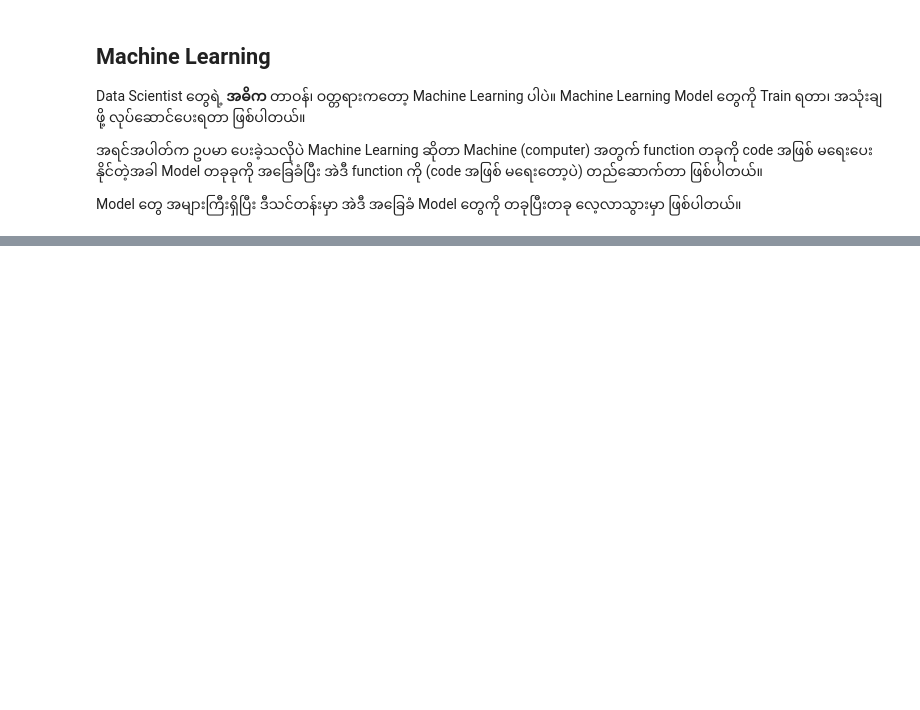
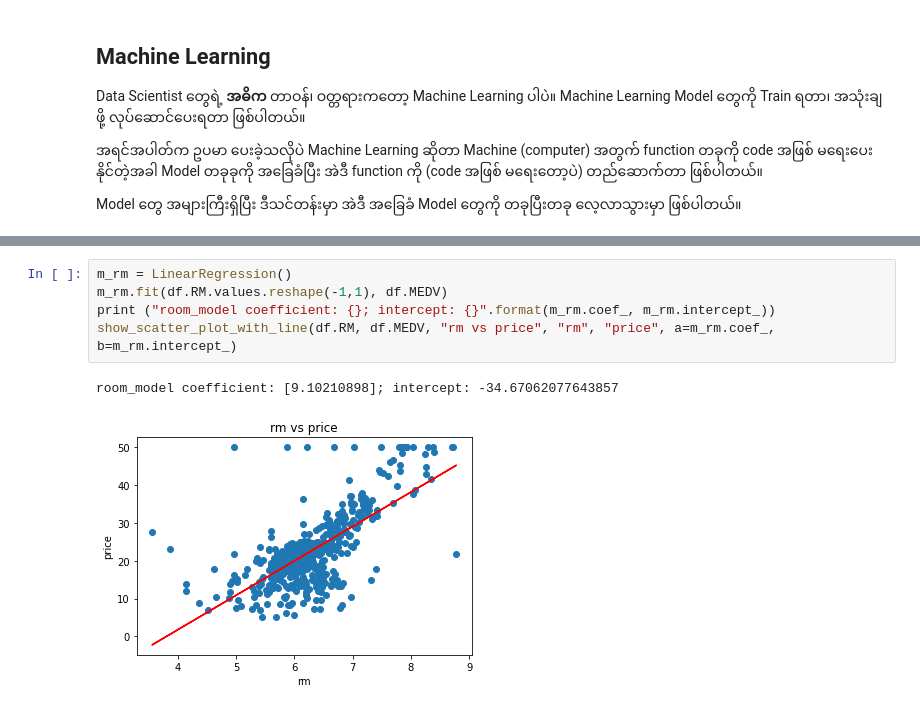
Before and after one commit to neolaw84/data_science_using_python_labs, a Jupyter notebook: week05/02_what_ds_does.ipynb, the cells around one changed output, grey strips where cells are left out. Saved outputs shown, nothing was run; the diff lists cells and outputs as text; blank space fills up the shorter version.

```diff
--- a/week05/02_what_ds_does.ipynb
+++ b/week05/02_what_ds_does.ipynb
@@ -152,0 +192,8 @@ show_scatter_plot(df.RM, df.MEDV, "rm vs price", xlabel="rm", ylabel="price")
+# %%
+m_rm = LinearRegression()
+m_rm.fit(df.RM.values.reshape(-1,1), df.MEDV)
+print ("room_model coefficient: {}; intercept: {}".format(m_rm.coef_, m_rm.intercept_))
+show_scatter_plot_with_line(df.RM, df.MEDV, "rm vs price", "rm", "price", a=m_rm.coef_, b=m_rm.intercept_)
+# %% [output]
+room_model coefficient: [9.10210898]; intercept: -34.67062077643857
+[figure, added]
```
Also changed, not shown: parts of 15 cells of this notebook, 2 other files.
